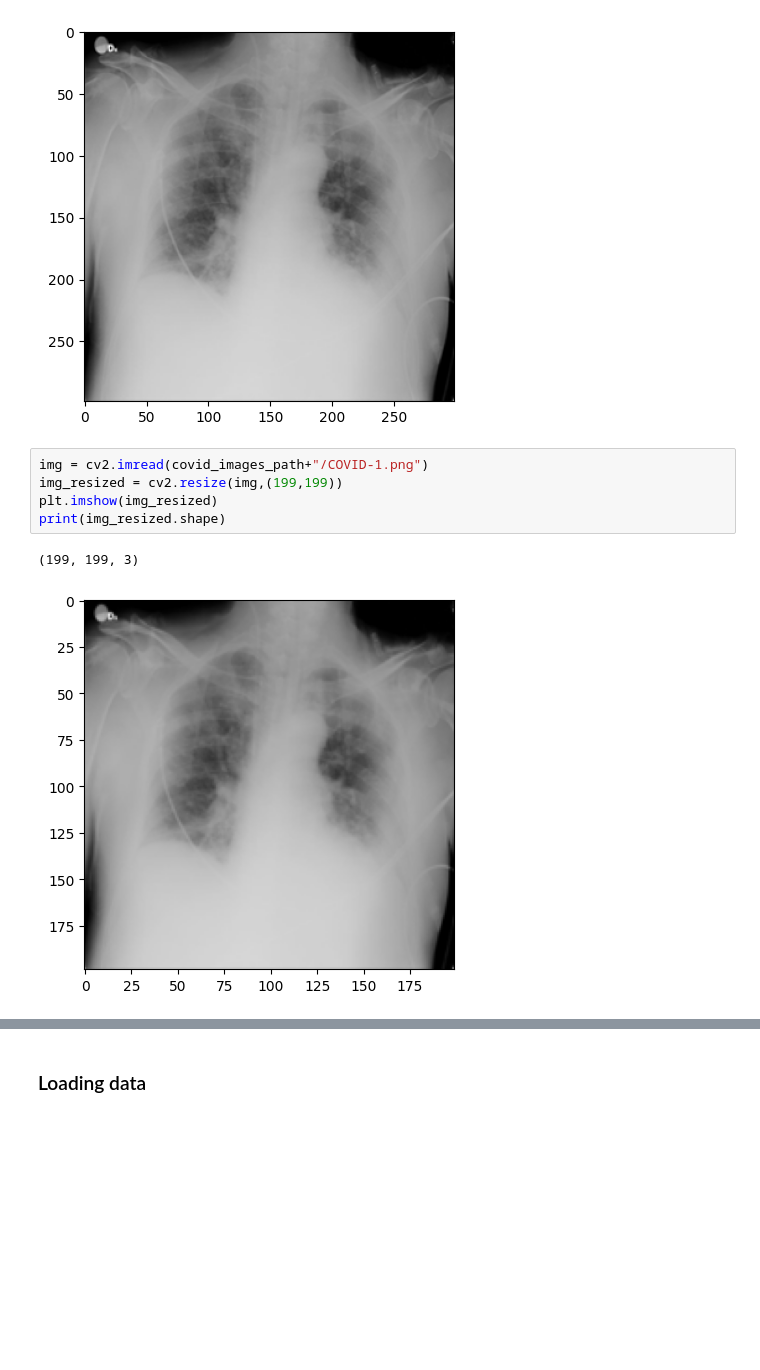
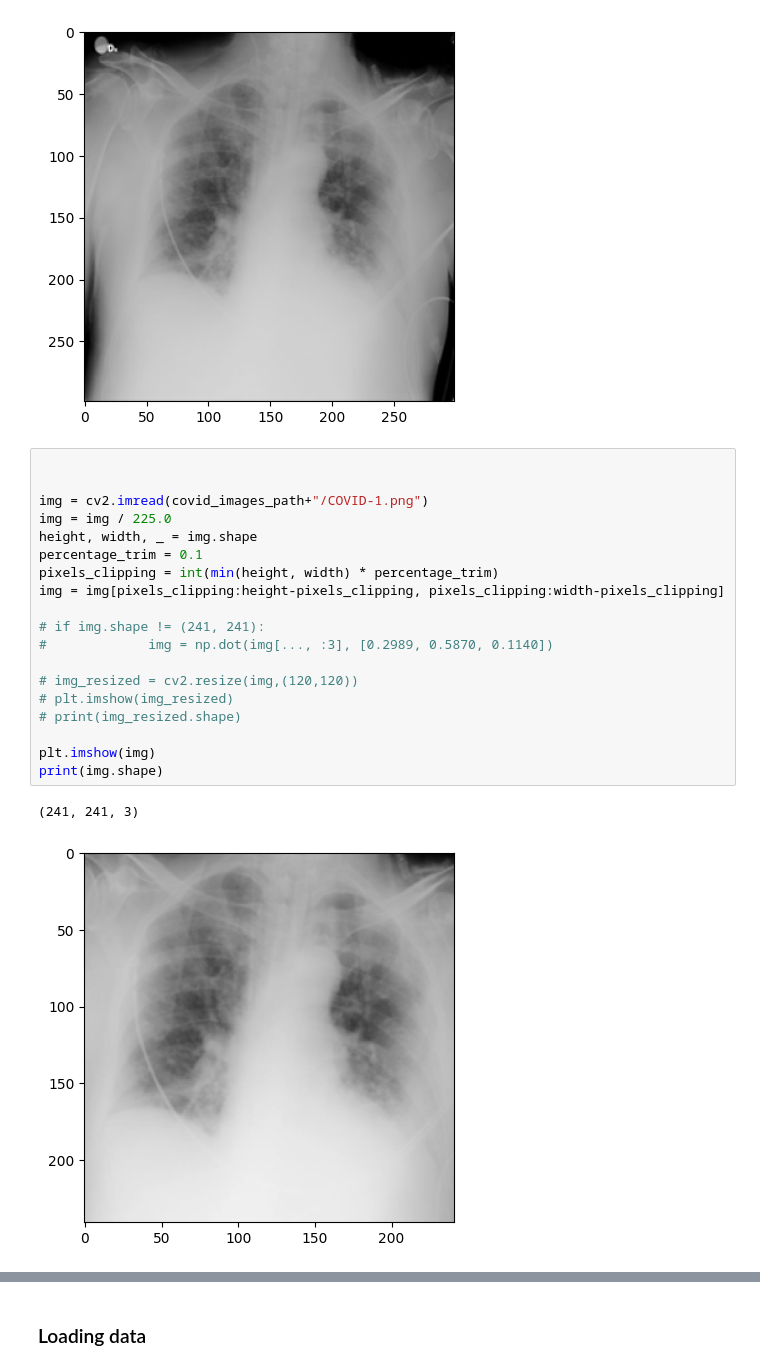
Before and after one commit to garza3333/RP_Proyecto2, a Jupyter notebook: MLP/mlp.ipynb, the cells around one changed output, grey strips where cells are left out. Saved outputs shown, nothing was run; the diff lists cells and outputs as text; blank space fills up the shorter version.

```diff
--- a/MLP/mlp.ipynb
+++ b/MLP/mlp.ipynb
@@ -19,13 +22,27 @@ print(img.shape)
 # %% [output]
 (299, 299, 3)
 [figure]
-# %%
-img = cv2.imread(covid_images_path+"/COVID-1.png")
-img_resized = cv2.resize(img,(199,199))
-plt.imshow(img_resized)
-print(img_resized.shape)
-# %% [output]
-(199, 199, 3)
-[figure, removed]
+# %%
+
+
+img = cv2.imread(covid_images_path+"/COVID-1.png")
+img = img / 225.0
+height, width, _ = img.shape
+percentage_trim = 0.1
+pixels_clipping = int(min(height, width) * percentage_trim)
+img = img[pixels_clipping:height-pixels_clipping, pixels_clipping:width-pixels_clipping]
+
+# if img.shape != (241, 241):
+#             img = np.dot(img[..., :3], [0.2989, 0.5870, 0.1140])
+
+# img_resized = cv2.resize(img,(120,120))
+# plt.imshow(img_resized)
+# print(img_resized.shape)
+
+plt.imshow(img)
+print(img.shape)
+# %% [output]
+(241, 241, 3)
+[figure, added]
 # %% [markdown]
 ### Feature Engineering
```
Also changed, not shown: parts of 37 cells of this notebook, 11 other files.
